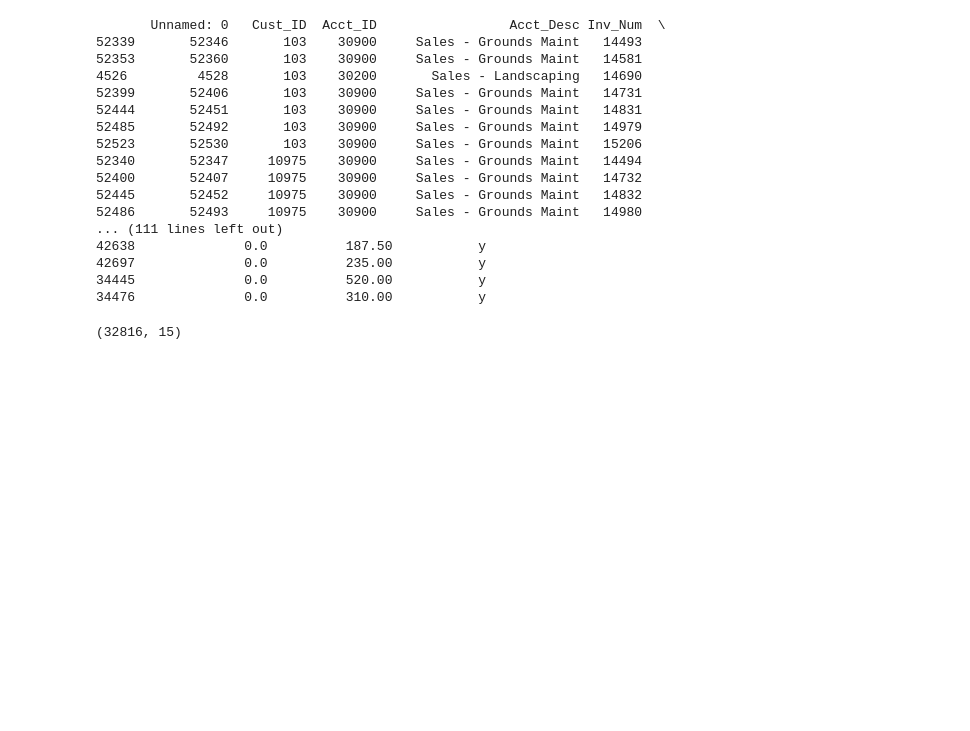
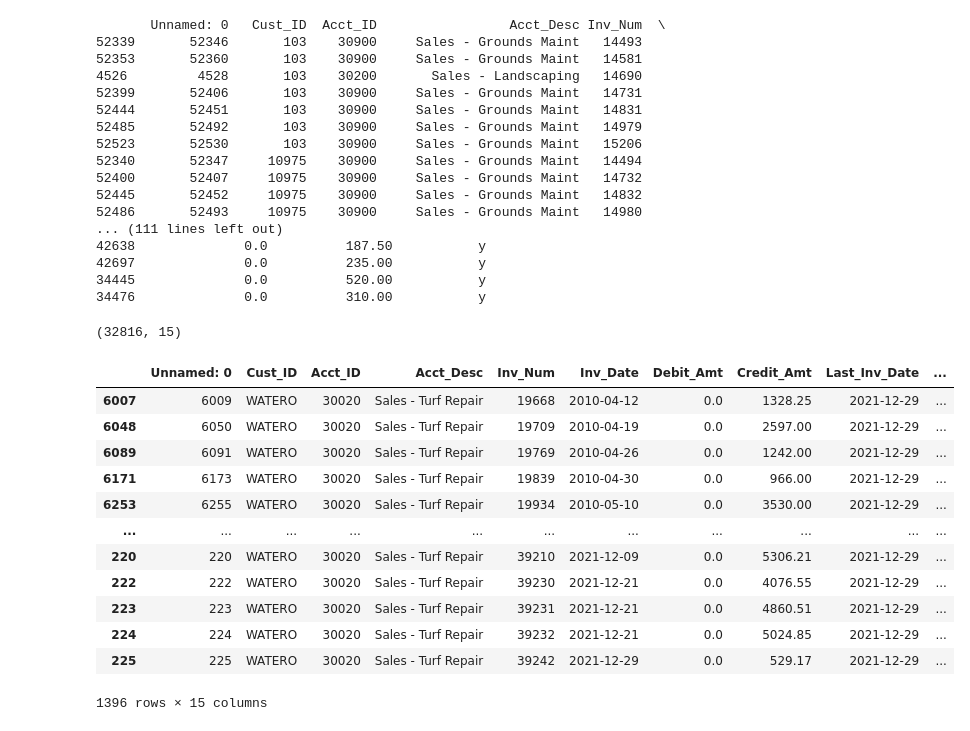
Before and after one commit to nlbunk/cleaning-data-checkpoint, a Jupyter notebook: Final Project Checkpt 4.ipynb, the cells around one changed output. Drawn from its saved outputs; the diff is of its cells as text; code cells hidden in the pictures; blank space fills up the shorter version.

```diff
--- a/Final Project Checkpt 4.ipynb
+++ b/Final Project Checkpt 4.ipynb
@@ -243,6 +243,28 @@ print(sales_df.sort_values(['Cust_ID','Inv_Date']).head(30))
 sales_df.shape  # look at number of columns
 # %% [output]
 (32816, 15)
+# %%
+# If Customer ID is 'WATERO' then change the Acct ID and Acct Desc to 30020 and 'Sales - Turf Repair'
+
+sales_df.loc[sales_df.Cust_ID == 'WATERO',['Acct_ID', 'Acct_Desc']] = '30020', 'Sales - Turf Repair'
+
+#df.loc[df.ID == 103, ['FirstName', 'LastName']] = 'Matt', 'Jones'
+# %%
+sales_df.loc[sales_df['Cust_ID'] == 'WATERO']
+# %% [output]
+|  | Unnamed: 0 | Cust_ID | Acct_ID | Acct_Desc | Inv_Num | Inv_Date | Debit_Amt | Credit_Amt | Last_Inv_Date | ... |
+| 6007 | 6009 | WATERO | 30020 | Sales - Turf Repair | 19668 | 2010-04-12 | 0.0 | 1328.25 | 2021-12-29 | ... |
+| 6048 | 6050 | WATERO | 30020 | Sales - Turf Repair | 19709 | 2010-04-19 | 0.0 | 2597.00 | 2021-12-29 | ... |
+| 6089 | 6091 | WATERO | 30020 | Sales - Turf Repair | 19769 | 2010-04-26 | 0.0 | 1242.00 | 2021-12-29 | ... |
+| 6171 | 6173 | WATERO | 30020 | Sales - Turf Repair | 19839 | 2010-04-30 | 0.0 | 966.00 | 2021-12-29 | ... |
+| 6253 | 6255 | WATERO | 30020 | Sales - Turf Repair | 19934 | 2010-05-10 | 0.0 | 3530.00 | 2021-12-29 | ... |
+| ... | ... | ... | ... | ... | ... | ... | ... | ... | ... | ... |
+| 220 | 220 | WATERO | 30020 | Sales - Turf Repair | 39210 | 2021-12-09 | 0.0 | 5306.21 | 2021-12-29 | ... |
+| 222 | 222 | WATERO | 30020 | Sales - Turf Repair | 39230 | 2021-12-21 | 0.0 | 4076.55 | 2021-12-29 | ... |
+| 223 | 223 | WATERO | 30020 | Sales - Turf Repair | 39231 | 2021-12-21 | 0.0 | 4860.51 | 2021-12-29 | ... |
+| 224 | 224 | WATERO | 30020 | Sales - Turf Repair | 39232 | 2021-12-21 | 0.0 | 5024.85 | 2021-12-29 | ... |
+| 225 | 225 | WATERO | 30020 | Sales - Turf Repair | 39242 | 2021-12-29 | 0.0 | 529.17 | 2021-12-29 | ... |
+1396 rows × 15 columns
 # %%
 # Export Sales file to CSV files
 sales_df.to_csv('Sales.csv')
```
Also changed, not shown: parts of 4 cells of this notebook, 3 other files.
